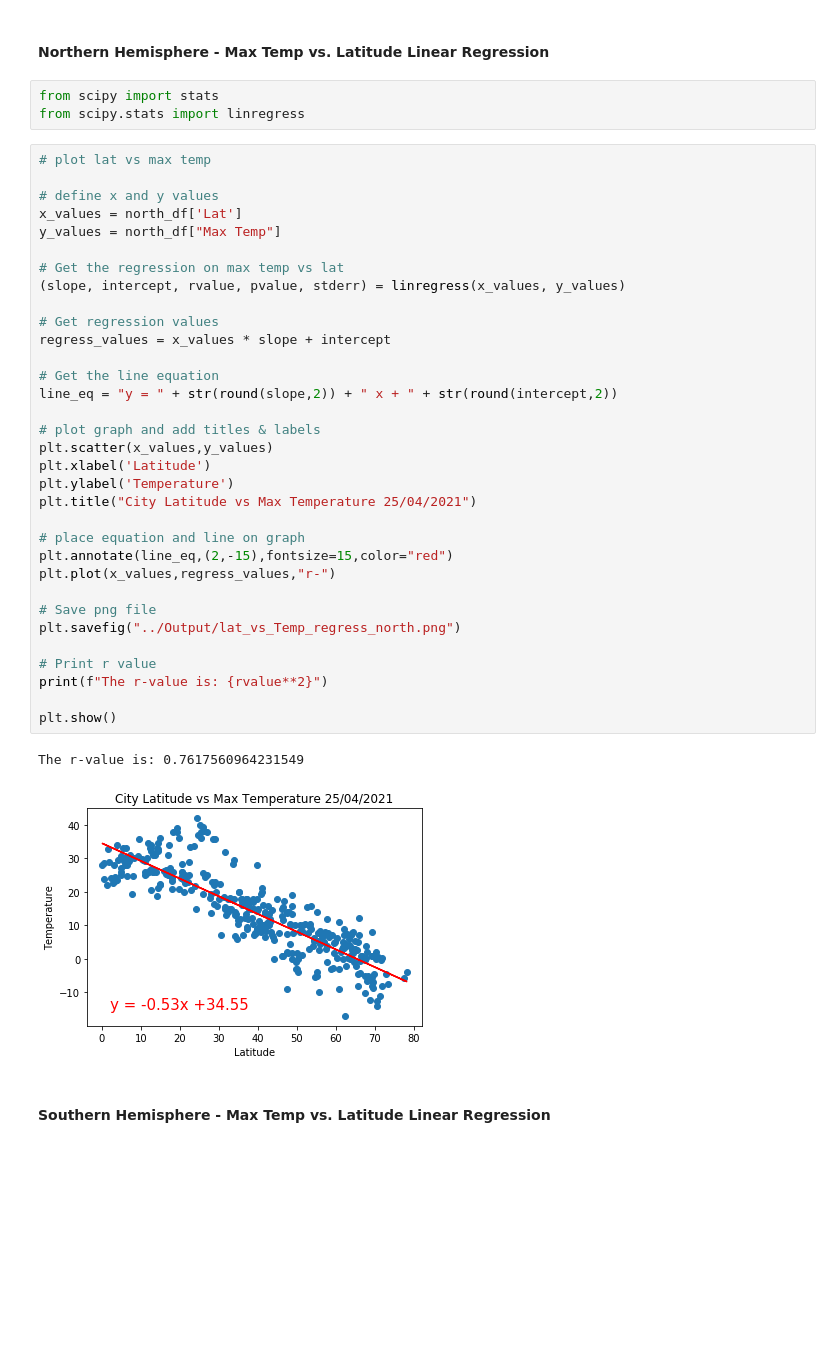
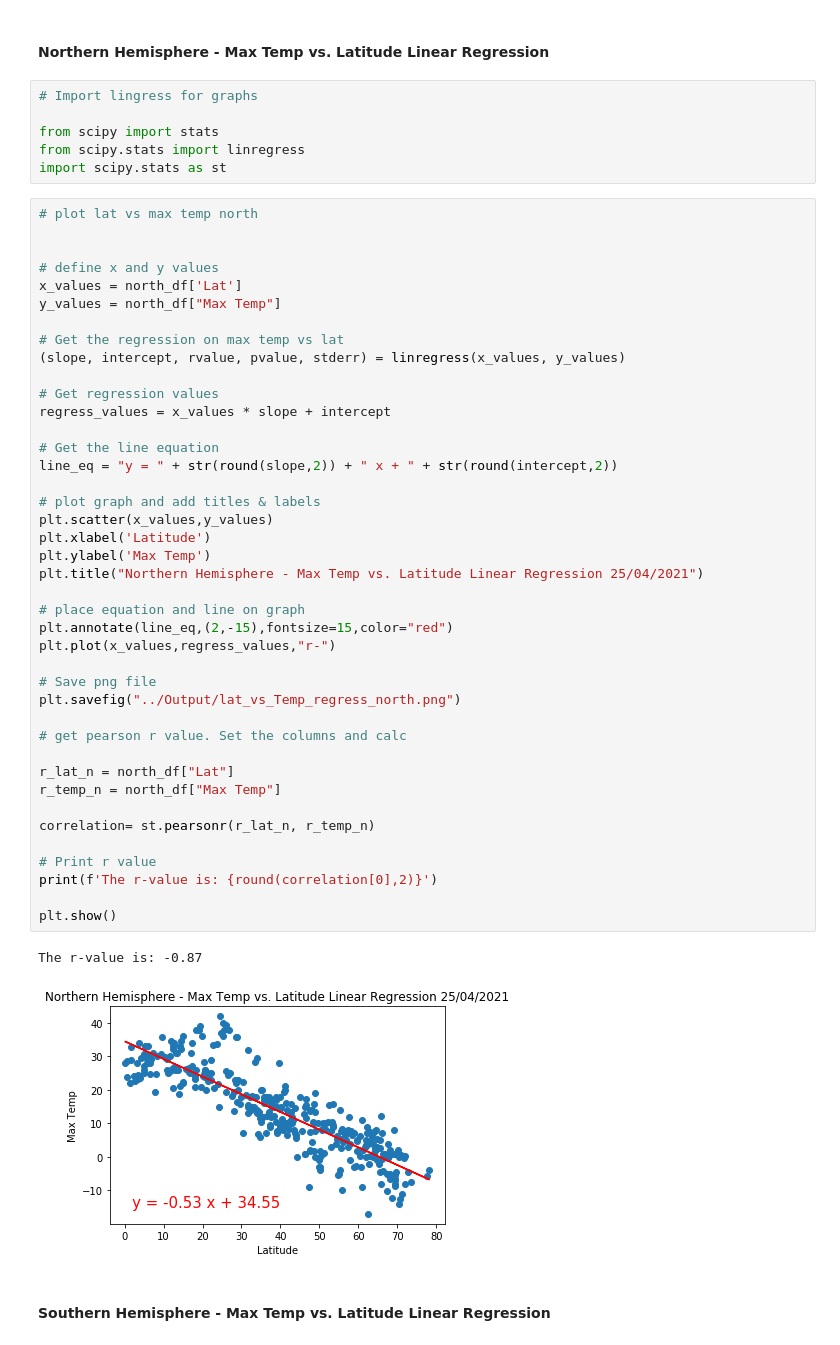
Before and after one commit to sSalvs/python-api-challenge, a Jupyter notebook: WeatherPy/SS_WeatherPy.ipynb, the cells around one changed output. Cells and saved outputs as stored; diff of their text form; blank space fills up the shorter version.

```diff
--- a/WeatherPy/SS_WeatherPy.ipynb
+++ b/WeatherPy/SS_WeatherPy.ipynb
@@ -373,44 +368,55 @@ south_df
 # %% [markdown]
 ####  Northern Hemisphere - Max Temp vs. Latitude Linear Regression
 # %%
+# Import lingress for graphs
+
 from scipy import stats
 from scipy.stats import linregress
+import scipy.stats as st
 # %%
-# plot lat vs max temp
+# plot lat vs max temp north
+
 
 # define x and y values
 x_values = north_df['Lat']
 y_values = north_df["Max Temp"]
 
 # Get the regression on max temp vs lat
 (slope, intercept, rvalue, pvalue, stderr) = linregress(x_values, y_values)
 
 # Get regression values
 regress_values = x_values * slope + intercept
 
 # Get the line equation
 line_eq = "y = " + str(round(slope,2)) + " x + " + str(round(intercept,2))
 
 # plot graph and add titles & labels
 plt.scatter(x_values,y_values)
 plt.xlabel('Latitude')
-plt.ylabel('Temperature')
-plt.title("City Latitude vs Max Temperature 25/04/2021")
+plt.ylabel('Max Temp')
+plt.title("Northern Hemisphere - Max Temp vs. Latitude Linear Regression 25/04/2021")
 
 # place equation and line on graph
 plt.annotate(line_eq,(2,-15),fontsize=15,color="red")
 plt.plot(x_values,regress_values,"r-")
 
 # Save png file
 plt.savefig("../Output/lat_vs_Temp_regress_north.png")
 
+# get pearson r value. Set the columns and calc
+
+r_lat_n = north_df["Lat"]
+r_temp_n = north_df["Max Temp"]
+
+correlation= st.pearsonr(r_lat_n, r_temp_n)
+
 # Print r value
-print(f"The r-value is: {rvalue**2}")
+print(f'The r-value is: {round(correlation[0],2)}')
 
 plt.show()
 # %% [output]
-The r-value is: 0.7617560964231549
+The r-value is: -0.87
-[figure, old version]
+[figure, new version]
 # %% [markdown]
 ####  Southern Hemisphere - Max Temp vs. Latitude Linear Regression
 # %%
```
Also changed, not shown: parts of 15 cells of this notebook, 14 other files.
